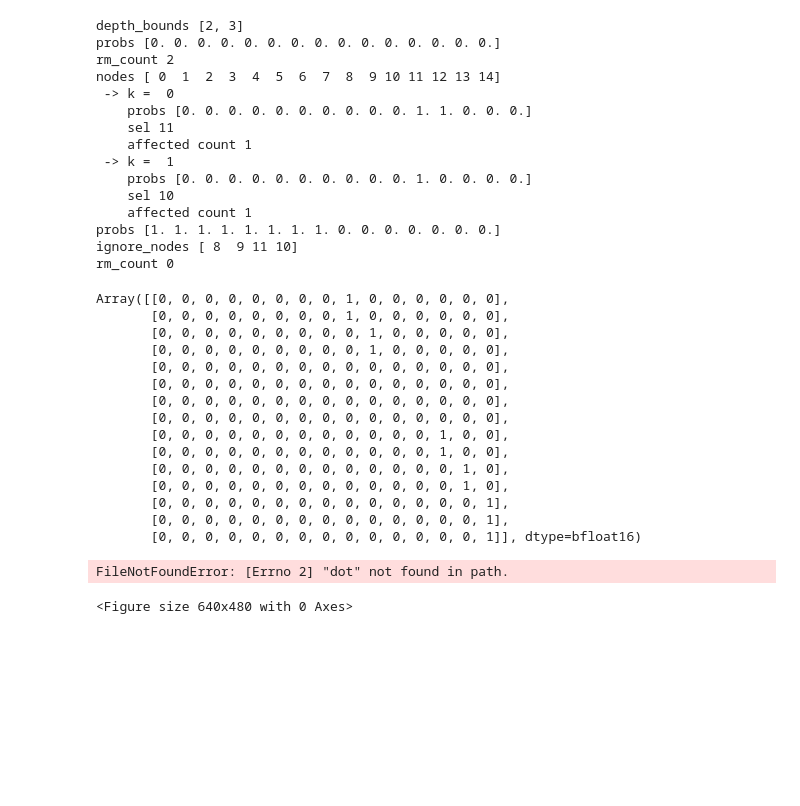
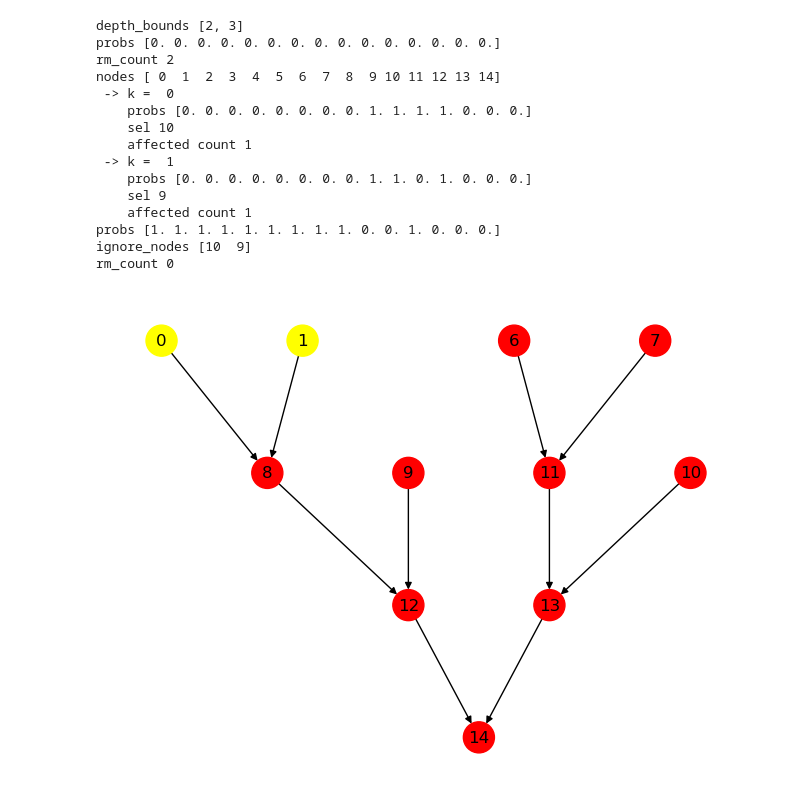
Before and after one commit to ramithuh/differentiable-trees, a Jupyter notebook: feature-testing/general_tree_gen.ipynb, the cells around one changed output. Drawn from its saved outputs; the diff is of its cells as text; code cells hidden in the pictures; blank space fills up the shorter version.

Commit message:
fix : general trees

```diff
--- a/feature-testing/general_tree_gen.ipynb
+++ b/feature-testing/general_tree_gen.ipynb
@@ -48,8 +49,7 @@ def update_probability(
 
     return curr_prob_vector
 # %%
-
-def generate_general_groundtruth(
+  def generate_general_groundtruth(
         metadata_ : Dict[str, int],
         perfect : bool = False,
         seed : int = 42,
@@ -101,7 +101,7 @@ def generate_general_groundtruth(
         done = False if rm_count > 0 else True
         prob = jnp.zeros(n_leaves_needed + n_leaves_needed - 1)
         nodes = jnp.array(range(n_leaves_needed + n_leaves_needed - 1))
-        ignore_nodes = jnp.array([8,9], dtype=jnp.int32)
+        ignore_nodes = jnp.array([], dtype=jnp.int64)
         adj = perfect_binary_tree
 
         print("depth_bounds", depth_bounds)
@@ -150,7 +150,7 @@ def generate_general_groundtruth(
         print("ignore_nodes", ignore_nodes)
         print("rm_count", rm_count)
 
-    return adj
+    return adj, ignore_nodes
 
         # make a pool of ancestor candidates that we can chop off
         # iteratively chop certain children off of nodes to obtain the desired number of leaves
@@ -169,43 +169,34 @@ metadata = {
 # %%
 # out = generate_general_groundtruth(metadata, True, 42)
 # %%
-out = generate_general_groundtruth(metadata, False, 2)
+adj, ignore_nodes = generate_general_groundtruth(metadata, False, 2)
 # %% [output]
 depth_bounds [2, 3]
 probs [0. 0. 0. 0. 0. 0. 0. 0. 0. 0. 0. 0. 0. 0. 0.]
 rm_count 2
 nodes [ 0  1  2  3  4  5  6  7  8  9 10 11 12 13 14]
  -> k =  0
-    probs [0. 0. 0. 0. 0. 0. 0. 0. 0. 0. 1. 1. 0. 0. 0.]
-    sel 11
+    probs [0. 0. 0. 0. 0. 0. 0. 0. 1. 1. 1. 1. 0. 0. 0.]
+    sel 10
     affected count 1
  -> k =  1
-    probs [0. 0. 0. 0. 0. 0. 0. 0. 0. 0. 1. 0. 0. 0. 0.]
-    sel 10
+    probs [0. 0. 0. 0. 0. 0. 0. 0. 1. 1. 0. 1. 0. 0. 0.]
+    sel 9
     affected count 1
-probs [1. 1. 1. 1. 1. 1. 1. 1. 0. 0. 0. 0. 0. 0. 0.]
-ignore_nodes [ 8  9 11 10]
+probs [1. 1. 1. 1. 1. 1. 1. 1. 1. 0. 0. 1. 0. 0. 0.]
+ignore_nodes [10  9]
 rm_count 0
-# %%
-out
-# %% [output]
-Array([[0, 0, 0, 0, 0, 0, 0, 0, 1, 0, 0, 0, 0, 0, 0],
-       [0, 0, 0, 0, 0, 0, 0, 0, 1, 0, 0, 0, 0, 0, 0],
-       [0, 0, 0, 0, 0, 0, 0, 0, 0, 1, 0, 0, 0, 0, 0],
-       [0, 0, 0, 0, 0, 0, 0, 0, 0, 1, 0, 0, 0, 0, 0],
-       [0, 0, 0, 0, 0, 0, 0, 0, 0, 0, 0, 0, 0, 0, 0],
-       [0, 0, 0, 0, 0, 0, 0, 0, 0, 0, 0, 0, 0, 0, 0],
-       [0, 0, 0, 0, 0, 0, 0, 0, 0, 0, 0, 0, 0, 0, 0],
-       [0, 0, 0, 0, 0, 0, 0, 0, 0, 0, 0, 0, 0, 0, 0],
-       [0, 0, 0, 0, 0, 0, 0, 0, 0, 0, 0, 0, 1, 0, 0],
-       [0, 0, 0, 0, 0, 0, 0, 0, 0, 0, 0, 0, 1, 0, 0],
-       [0, 0, 0, 0, 0, 0, 0, 0, 0, 0, 0, 0, 0, 1, 0],
-       [0, 0, 0, 0, 0, 0, 0, 0, 0, 0, 0, 0, 0, 1, 0],
-       [0, 0, 0, 0, 0, 0, 0, 0, 0, 0, 0, 0, 0, 0, 1],
-       [0, 0, 0, 0, 0, 0, 0, 0, 0, 0, 0, 0, 0, 0, 1],
-       [0, 0, 0, 0, 0, 0, 0, 0, 0, 0, 0, 0, 0, 0, 1]], dtype=bfloat16)
+# %%
+orphans = jnp.where(adj.sum(axis = 1) == 0)[0]
+# %%
+label_names = {}
+
+for i in range(0, adj.shape[0]):
+    if i in orphans:
+        continue
+
+    label_names[i] = str(i)
 # %%
-show_graph_with_labels(out, 7, True)
+show_graph_with_labels(adj, l, label_names, True)
 # %% [output]
-FileNotFoundError: [Errno 2] "dot" not found in path.
-<Figure size 640x480 with 0 Axes>
+[figure, added]
```
Also changed, not shown: parts of 3 cells of this notebook, 2 other files.
